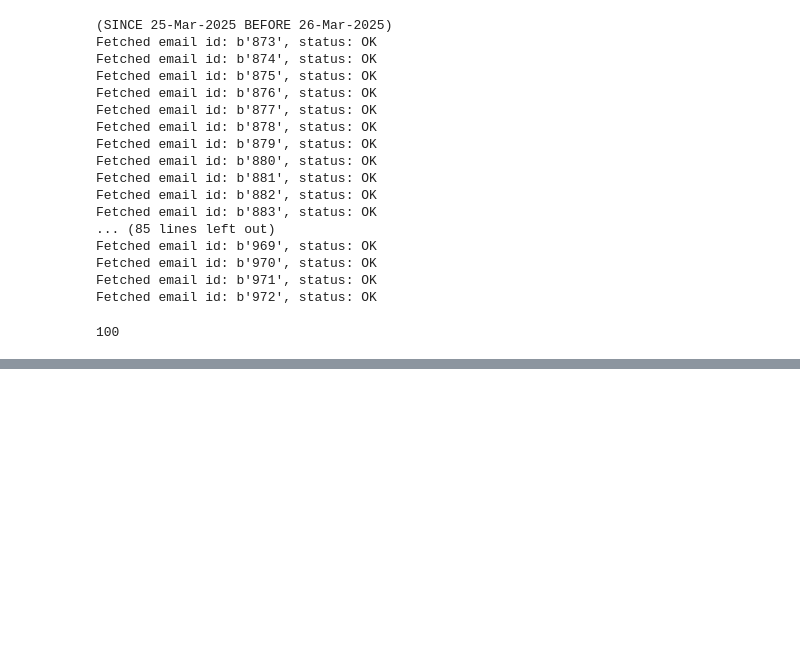
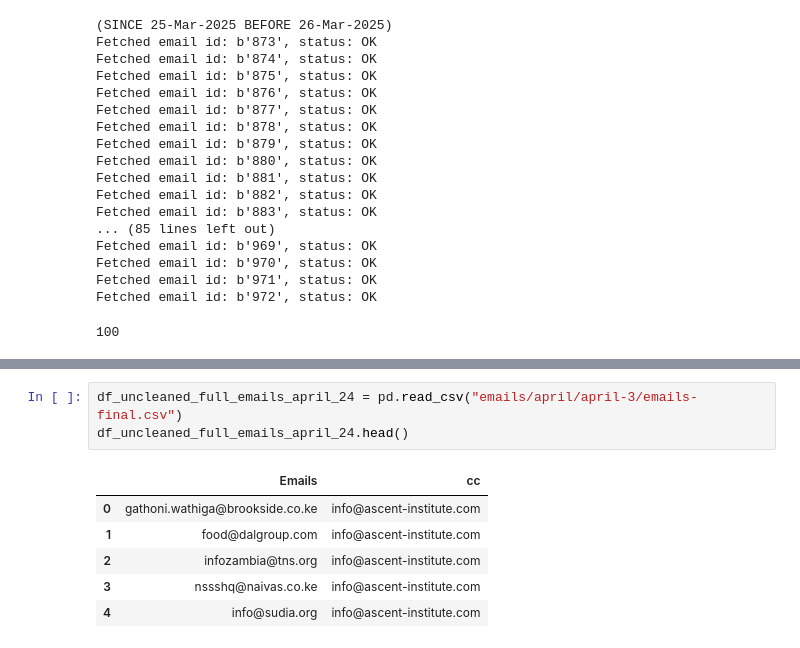
Before and after one commit to IainMosima/bulk-email-sender, a Jupyter notebook: failed.ipynb, the cells around one changed output, grey strips where cells are left out. Drawn from its saved outputs; the diff is of its cells as text; blank space fills up the shorter version.

```diff
--- a/failed.ipynb
+++ b/failed.ipynb
@@ -316,0 +375,10 @@ Fetched email id: b'972', status: OK
+# %%
+df_uncleaned_full_emails_april_24 = pd.read_csv("emails/april/april-3/emails-final.csv")
+df_uncleaned_full_emails_april_24.head()
+# %% [output]
+|  | Emails | cc |
+| 0 | gathoni.wathiga@brookside.co.ke | info@ascent-institute.com |
+| 1 | food@dalgroup.com | info@ascent-institute.com |
+| 2 | infozambia@tns.org | info@ascent-institute.com |
+| 3 | nssshq@naivas.co.ke | info@ascent-institute.com |
+| 4 | info@sudia.org | info@ascent-institute.com |
```
Also changed, not shown: parts of 9 cells of this notebook, 8 other files.
